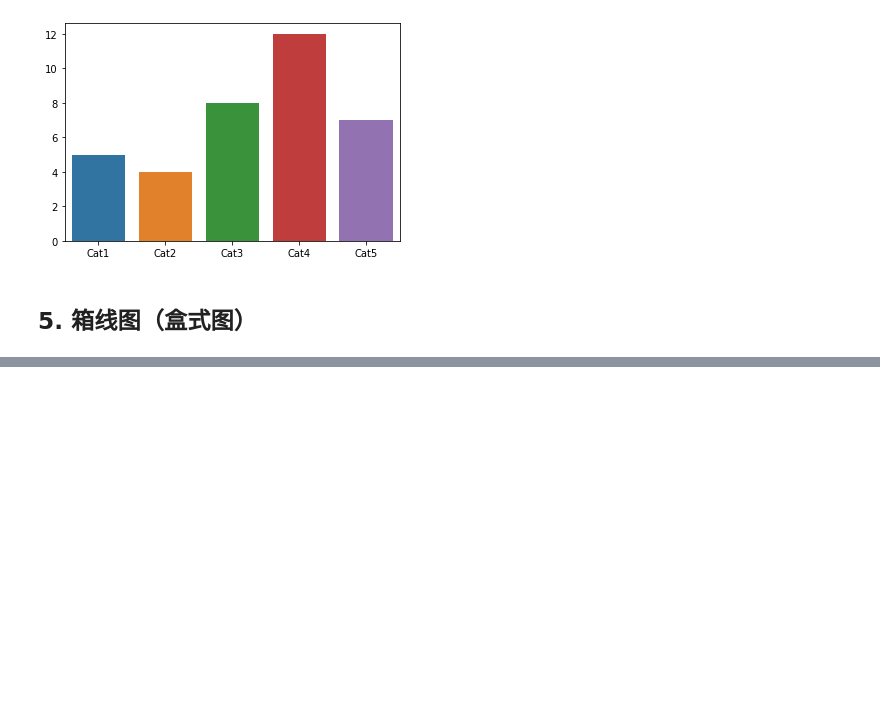
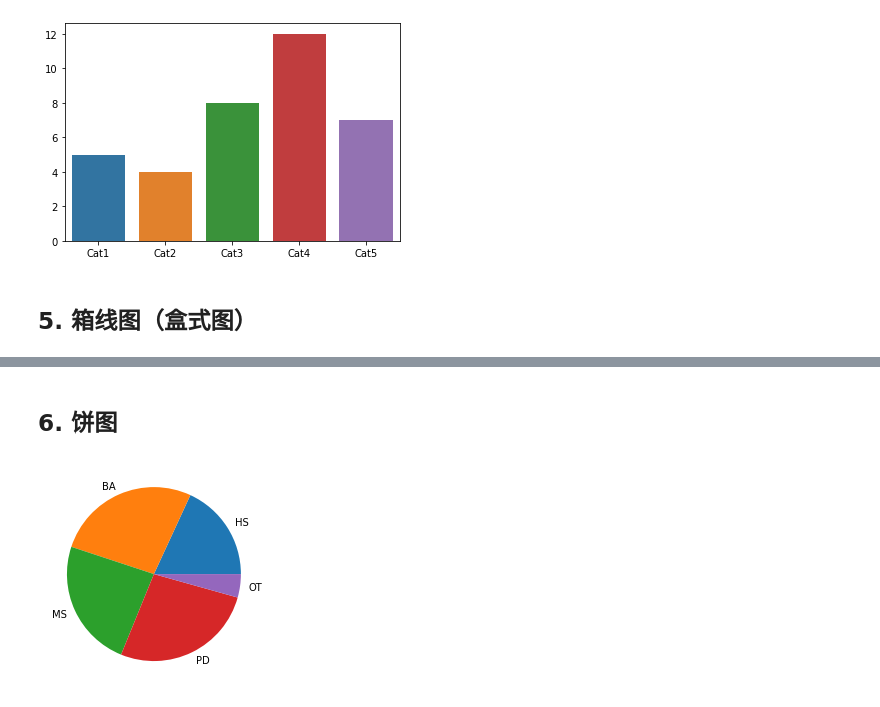
Before and after one commit to binblee/da, a Jupyter notebook: visualization/play.ipynb, the cells around one changed output, grey strips where cells are left out. Saved outputs shown, nothing was run; the diff lists cells and outputs as text; code cells hidden in the pictures; blank space fills up the shorter version.

Commit message:
visualization

```diff
--- a/visualization/play.ipynb
+++ b/visualization/play.ipynb
@@ -105,0 +117,9 @@ plt.show()
+# %% [markdown]
+## 6. 饼图
+# %%
+nums = [25, 37, 33, 37, 6]
+labels = ['HS', 'BA', 'MS', 'PD', 'OT']
+plt.pie(x=nums, labels=labels)
+plt.show()
+# %% [output]
+[figure, added]
```
Also changed, not shown: parts of 8 cells of this notebook.
